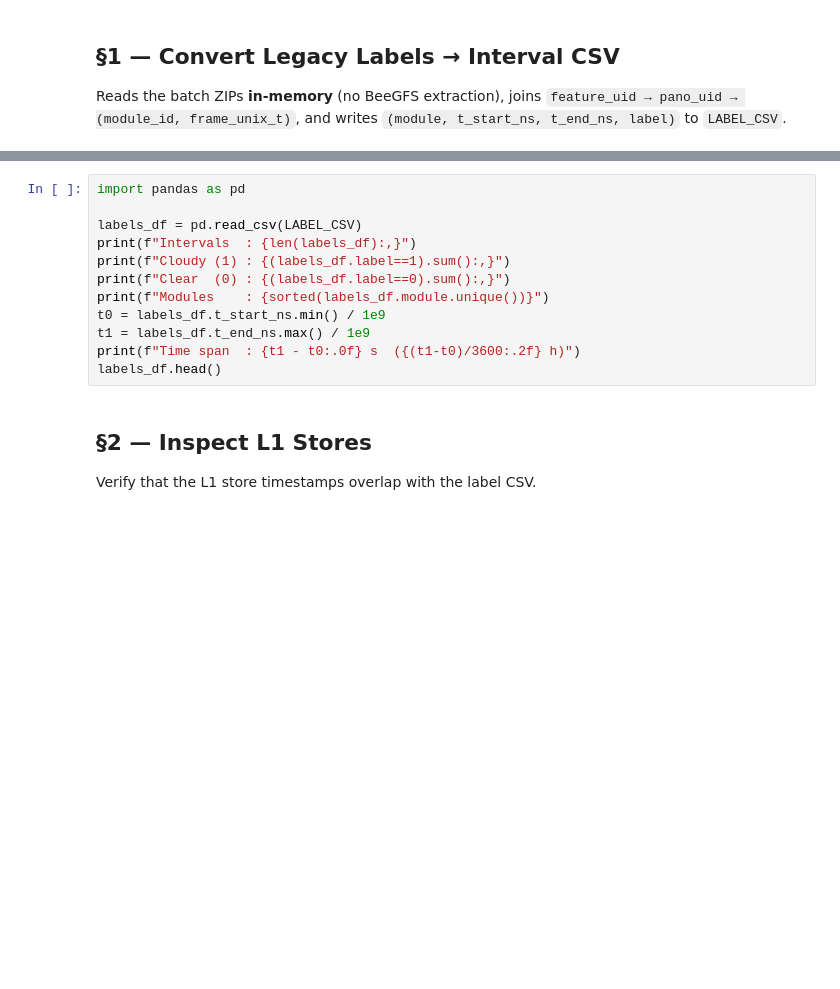
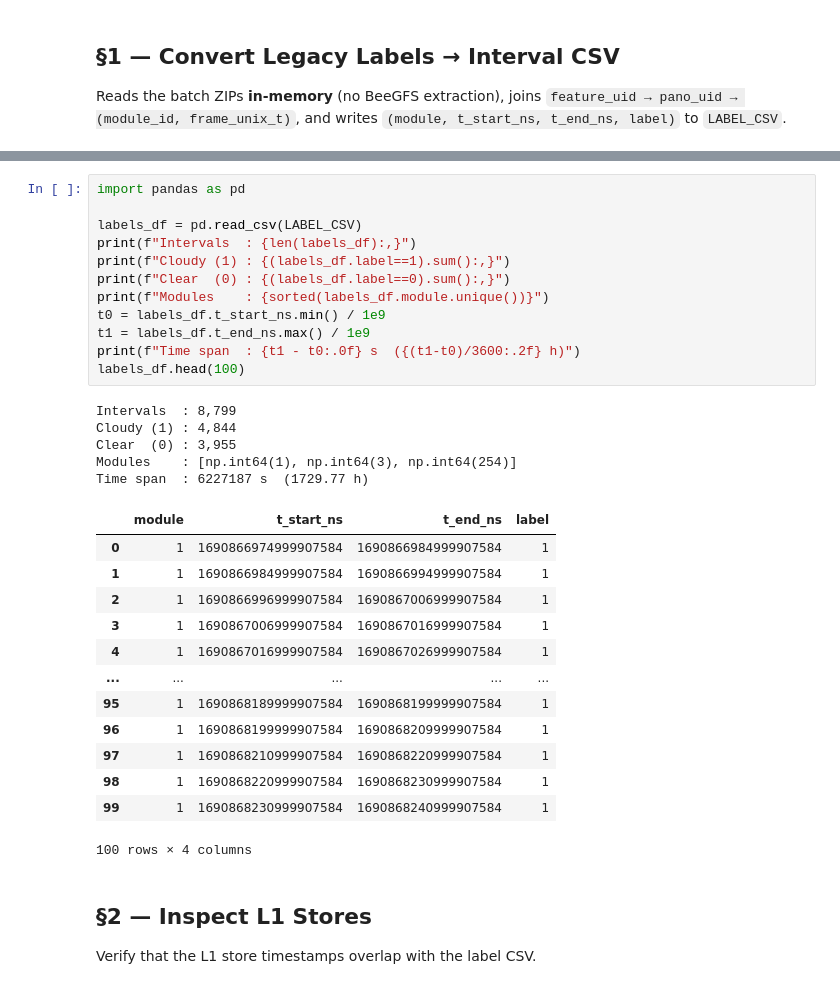
Before and after one commit to panoseti/panoseti_analysis, a Jupyter notebook: ml/cloud-detection/notebooks/03_train_pipeline_features.ipynb, the cells around one changed output, grey strips where cells are left out. Drawn from its saved outputs; the diff is of its cells as text; blank space fills up the shorter version.

```diff
--- a/ml/cloud-detection/notebooks/03_train_pipeline_features.ipynb
+++ b/ml/cloud-detection/notebooks/03_train_pipeline_features.ipynb
@@ -95,15 +123,34 @@ else:
 # %%
 import pandas as pd
 
 labels_df = pd.read_csv(LABEL_CSV)
 print(f"Intervals  : {len(labels_df):,}")
 print(f"Cloudy (1) : {(labels_df.label==1).sum():,}")
 print(f"Clear  (0) : {(labels_df.label==0).sum():,}")
 print(f"Modules    : {sorted(labels_df.module.unique())}")
 t0 = labels_df.t_start_ns.min() / 1e9
 t1 = labels_df.t_end_ns.max() / 1e9
 print(f"Time span  : {t1 - t0:.0f} s  ({(t1-t0)/3600:.2f} h)")
-labels_df.head()
+labels_df.head(100)
+# %% [output]
+Intervals  : 8,799
+Cloudy (1) : 4,844
+Clear  (0) : 3,955
+Modules    : [np.int64(1), np.int64(3), np.int64(254)]
+Time span  : 6227187 s  (1729.77 h)
+|  | module | t_start_ns | t_end_ns | label |
+| 0 | 1 | 1690866974999907584 | 1690866984999907584 | 1 |
+| 1 | 1 | 1690866984999907584 | 1690866994999907584 | 1 |
+| 2 | 1 | 1690866996999907584 | 1690867006999907584 | 1 |
+| 3 | 1 | 1690867006999907584 | 1690867016999907584 | 1 |
+| 4 | 1 | 1690867016999907584 | 1690867026999907584 | 1 |
+| ... | ... | ... | ... | ... |
+| 95 | 1 | 1690868189999907584 | 1690868199999907584 | 1 |
+| 96 | 1 | 1690868199999907584 | 1690868209999907584 | 1 |
+| 97 | 1 | 1690868210999907584 | 1690868220999907584 | 1 |
+| 98 | 1 | 1690868220999907584 | 1690868230999907584 | 1 |
+| 99 | 1 | 1690868230999907584 | 1690868240999907584 | 1 |
+100 rows × 4 columns
 # %% [markdown]
 ## §2 — Inspect L1 Stores
 
```
Also changed, not shown: parts of 3 cells of this notebook, 6 other files.
